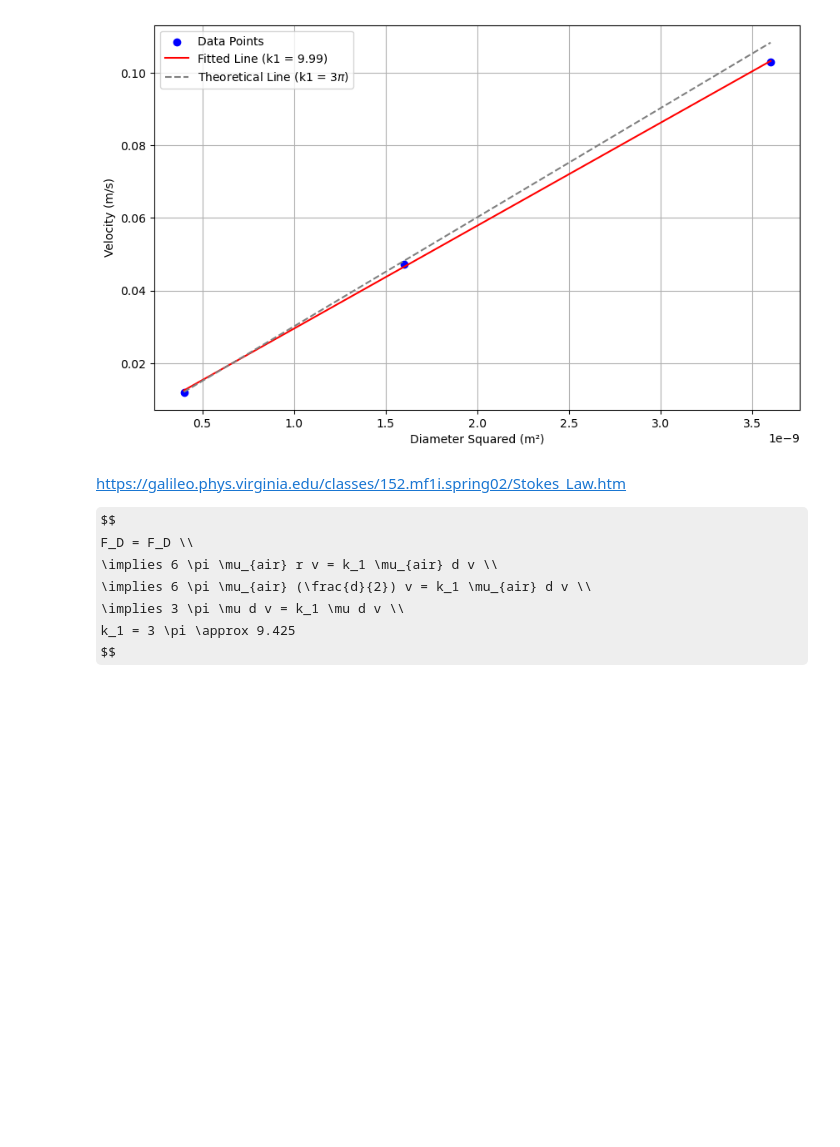
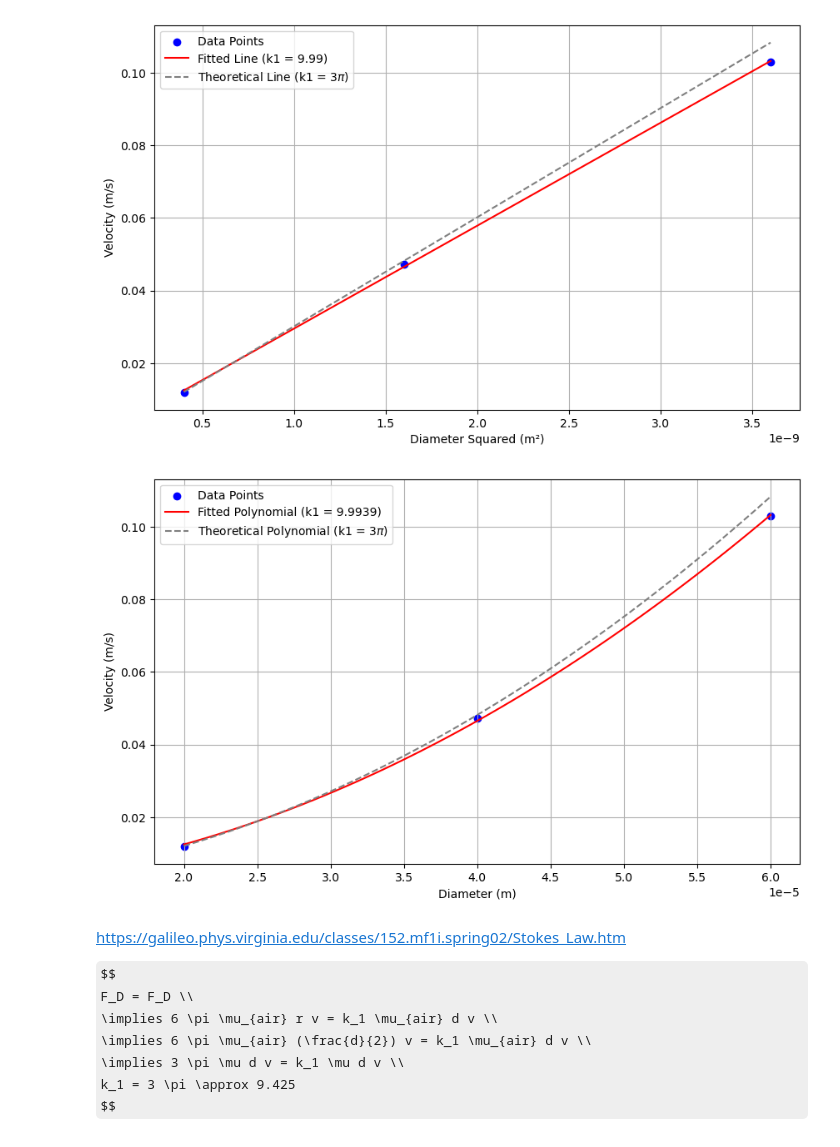
Before and after one commit to ririye01/math4334-MathModelingNotebooks, a Jupyter notebook: projects/p3/p3.ipynb, the cells around one changed output. Drawn from its saved outputs; the diff is of its cells as text; code cells hidden in the pictures; some formulas as TeX source; blank space fills up the shorter version.

```diff
--- a/projects/p3/p3.ipynb
+++ b/projects/p3/p3.ipynb
@@ -126,6 +128,26 @@ plt.savefig("plots/terminal_velocity_diameter_squared_small_droplets.png")
 plt.show()
 # %% [output]
 [figure]
+# %%
+# Generate a range of D^2 values for plotting the fitted line
+D_squared_range = np.linspace(X.min(), X.max(), 100)
+v_predicted = model.predict(D_squared_range.reshape(-1, 1))
+
+theory_slope = (RHO_WATER * g) / (6 * 3 * MU_AIR)
+
+# Plotting
+plt.figure(figsize=(10, 6))
+plt.scatter(np.sqrt(X), y, color='blue', label='Data Points')
+plt.plot(np.sqrt(D_squared_range), v_predicted, color='red', label=f'Fitted Polynomial (k1 = {k1:.4f})')
+plt.plot(np.sqrt(D_squared_range), theory_slope * D_squared_range, color='gray', linestyle="--", label=r'Theoretical Polynomial (k1 = 3$\pi$)')
+plt.xlabel('Diameter (m)')
+plt.ylabel('Velocity (m/s)')
+plt.legend()
+plt.grid(True)
+plt.savefig("plots/terminal_velocity_diameter_small_droplets.png")
+plt.show()
+# %% [output]
+[figure, added]
 # %% [markdown]
 https://galileo.phys.virginia.edu/classes/152.mf1i.spring02/Stokes_Law.htm
 
```
Also changed, not shown: parts of 6 cells of this notebook, 3 other files.
